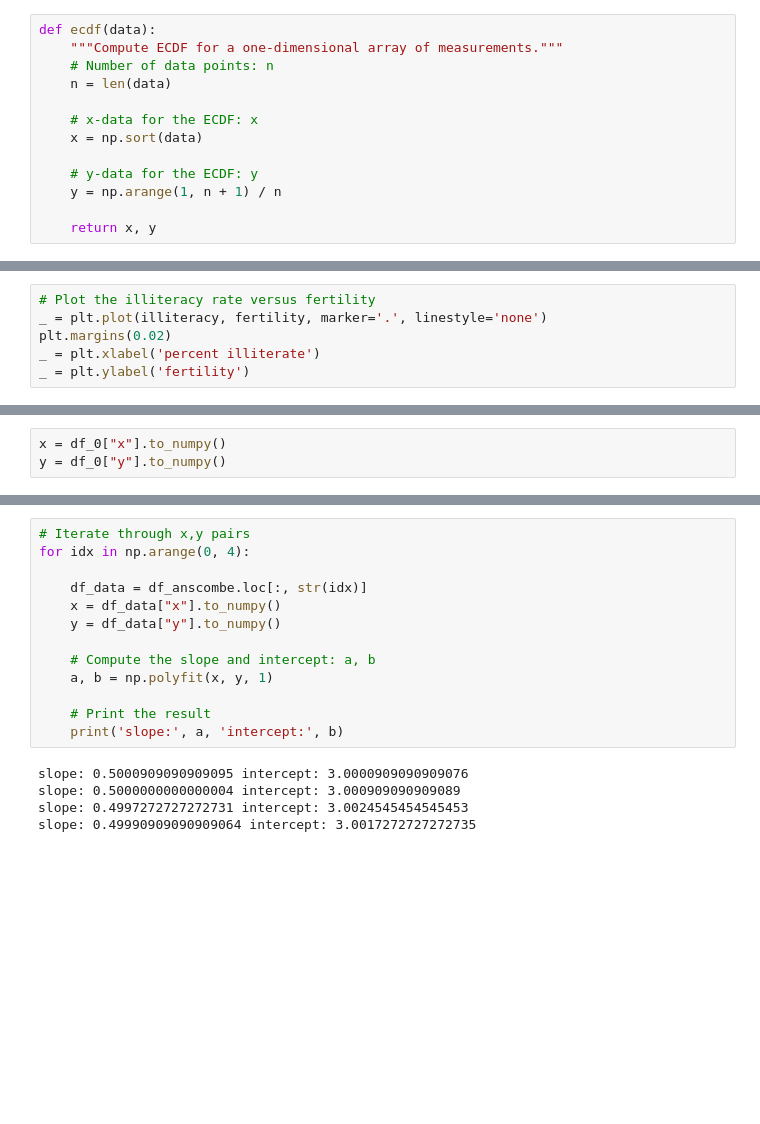
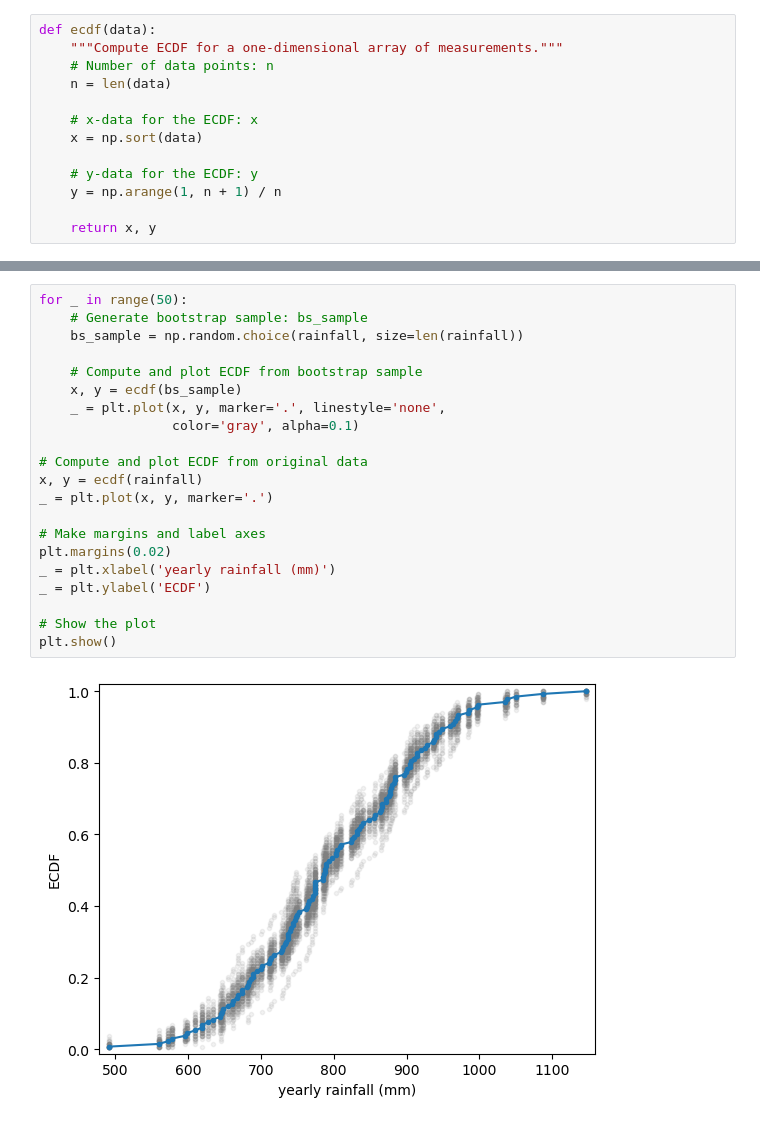
Before and after one commit to rpitchumani/datacamp, a Jupyter notebook: statistical-thinking-in-python-part-2/Chapter_2_Statistical_Thinking_in_Python_Part_2.ipynb, the cells around one changed output, grey strips where cells are left out. Drawn from its saved outputs; the diff is of its cells as text; blank space fills up the shorter version.

```diff
--- a/statistical-thinking-in-python-part-2/Chapter_2_Statistical_Thinking_in_Python_Part_2.ipynb
+++ b/statistical-thinking-in-python-part-2/Chapter_2_Statistical_Thinking_in_Python_Part_2.ipynb
@@ -185,6 +40,0 @@ PearsonRResult(statistic=0.8041324026815344, pvalue=5.635092985976876e-38)
-# %%
-# Plot the illiteracy rate versus fertility
-_ = plt.plot(illiteracy, fertility, marker='.', linestyle='none')
-plt.margins(0.02)
-_ = plt.xlabel('percent illiterate')
-_ = plt.ylabel('fertility')
@@ -284,3 +40,0 @@ df_0
-# %%
-x = df_0["x"].to_numpy()
-y = df_0["y"].to_numpy()
@@ -311,18 +41,23 @@ plt.show()
-# %%
-# Iterate through x,y pairs
-for idx in np.arange(0, 4):
-
-    df_data = df_anscombe.loc[:, str(idx)]
-    x = df_data["x"].to_numpy()
-    y = df_data["y"].to_numpy()
-
-    # Compute the slope and intercept: a, b
-    a, b = np.polyfit(x, y, 1)
-
-    # Print the result
-    print('slope:', a, 'intercept:', b)
-# %% [output]
-slope: 0.5000909090909095 intercept: 3.0000909090909076
-slope: 0.5000000000000004 intercept: 3.000909090909089
-slope: 0.4997272727272731 intercept: 3.0024545454545453
-slope: 0.49990909090909064 intercept: 3.0017272727272735
+# %%
+for _ in range(50):
+    # Generate bootstrap sample: bs_sample
+    bs_sample = np.random.choice(rainfall, size=len(rainfall))
+
+    # Compute and plot ECDF from bootstrap sample
+    x, y = ecdf(bs_sample)
+    _ = plt.plot(x, y, marker='.', linestyle='none',
+                 color='gray', alpha=0.1)
+
+# Compute and plot ECDF from original data
+x, y = ecdf(rainfall)
+_ = plt.plot(x, y, marker='.')
+
+# Make margins and label axes
+plt.margins(0.02)
+_ = plt.xlabel('yearly rainfall (mm)')
+_ = plt.ylabel('ECDF')
+
+# Show the plot
+plt.show()
+# %% [output]
+[figure, added]
```
Also changed, not shown: parts of 17 cells of this notebook.
